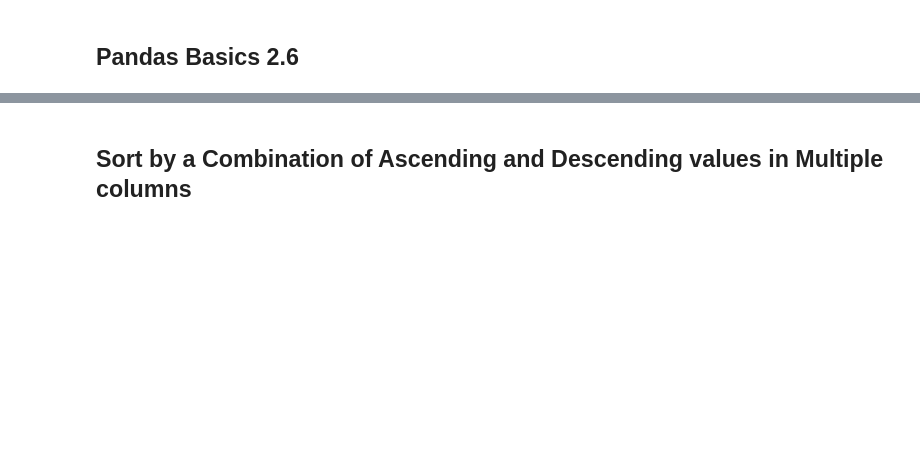
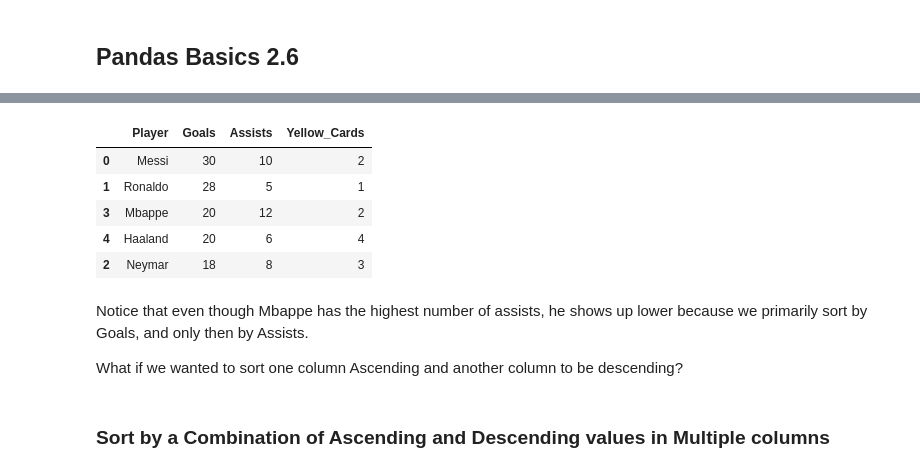
Before and after one commit to OptimalDecisions/sports-analytics-foundations, a Jupyter notebook: pandas-basics/Pandas_Basics_2_6_Sorting.ipynb, the cells around one changed output, grey strips where cells are left out. Saved outputs shown, nothing was run; the diff lists cells and outputs as text; code cells hidden in the pictures; blank space fills up the shorter version.

```diff
--- a/pandas-basics/Pandas_Basics_2_6_Sorting.ipynb
+++ b/pandas-basics/Pandas_Basics_2_6_Sorting.ipynb
@@ -20,3 +103,16 @@
+# %%
+df.sort_values(by=['Goals', 'Assists'], ascending=False)
+# %% [output]
+|  | Player | Goals | Assists | Yellow_Cards |
+| 0 | Messi | 30 | 10 | 2 |
+| 1 | Ronaldo | 28 | 5 | 1 |
+| 3 | Mbappe | 20 | 12 | 2 |
+| 4 | Haaland | 20 | 6 | 4 |
+| 2 | Neymar | 18 | 8 | 3 |
+# %% [markdown]
+Notice that even though Mbappe has the highest number of assists, he shows up lower because we primarily sort by Goals, and only then by Assists.
+
+What if we wanted to sort one column Ascending and another column to be descending?
 # %% [markdown]
 
-## Sort by a Combination of Ascending and Descending values in Multiple columns
+### Sort by a Combination of Ascending and Descending values in Multiple columns
```
Also changed, not shown: parts of 18 cells of this notebook.
